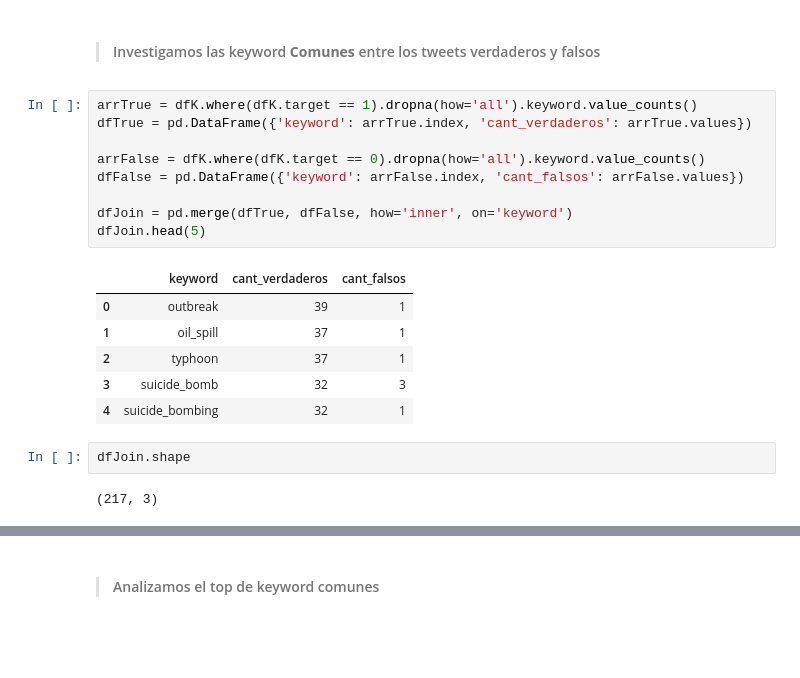
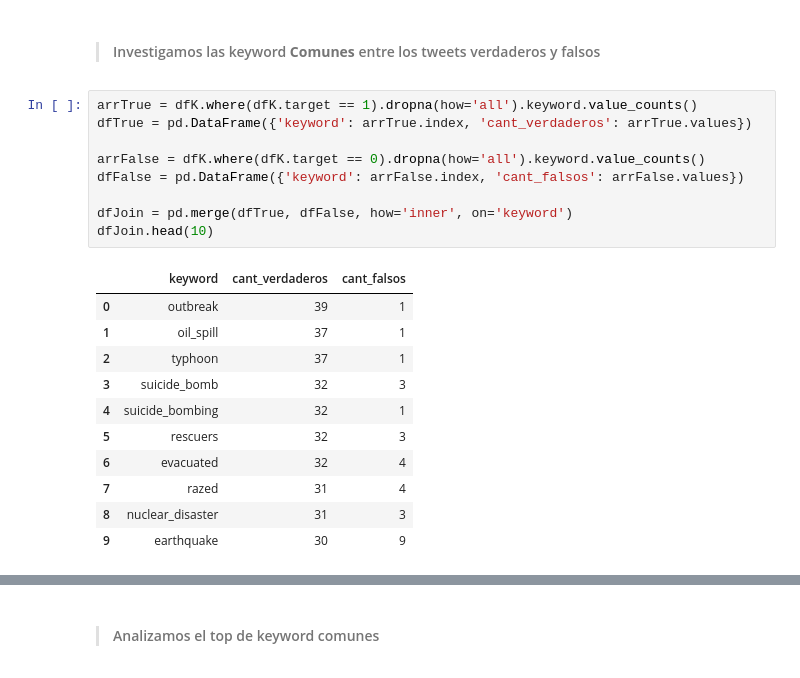
Before and after one commit to freedocx/CovidNPLDisaster, a Jupyter notebook: Arnold/Analysis.ipynb, the cells around one changed output, grey strips where cells are left out. Saved outputs shown, nothing was run; the diff lists cells and outputs as text; blank space fills up the shorter version.

```diff
--- a/Arnold/Analysis.ipynb
+++ b/Arnold/Analysis.ipynb
@@ -172,20 +193,21 @@ plt.show()
 # %%
 arrTrue = dfK.where(dfK.target == 1).dropna(how='all').keyword.value_counts()
 dfTrue = pd.DataFrame({'keyword': arrTrue.index, 'cant_verdaderos': arrTrue.values})
 
 arrFalse = dfK.where(dfK.target == 0).dropna(how='all').keyword.value_counts()
 dfFalse = pd.DataFrame({'keyword': arrFalse.index, 'cant_falsos': arrFalse.values})
 
 dfJoin = pd.merge(dfTrue, dfFalse, how='inner', on='keyword')
-dfJoin.head(5)
+dfJoin.head(10)
 # %% [output]
 |  | keyword | cant_verdaderos | cant_falsos |
 | 0 | outbreak | 39 | 1 |
 | 1 | oil_spill | 37 | 1 |
 | 2 | typhoon | 37 | 1 |
 | 3 | suicide_bomb | 32 | 3 |
 | 4 | suicide_bombing | 32 | 1 |
+| 5 | rescuers | 32 | 3 |
+| 6 | evacuated | 32 | 4 |
+| 7 | razed | 31 | 4 |
+| 8 | nuclear_disaster | 31 | 3 |
+| 9 | earthquake | 30 | 9 |
-# %%
-dfJoin.shape
-# %% [output]
-(217, 3)
```
Also changed, not shown: parts of 7 cells of this notebook.
